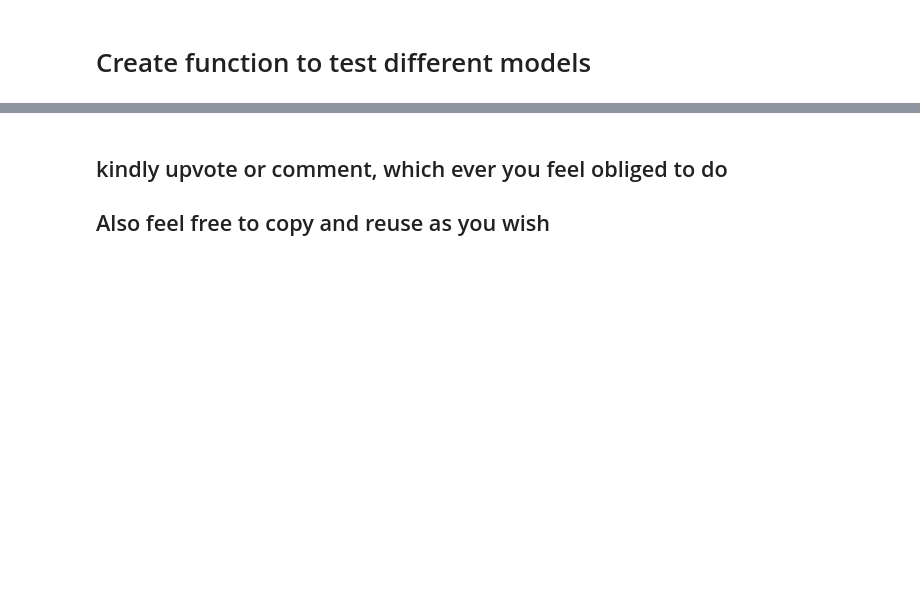
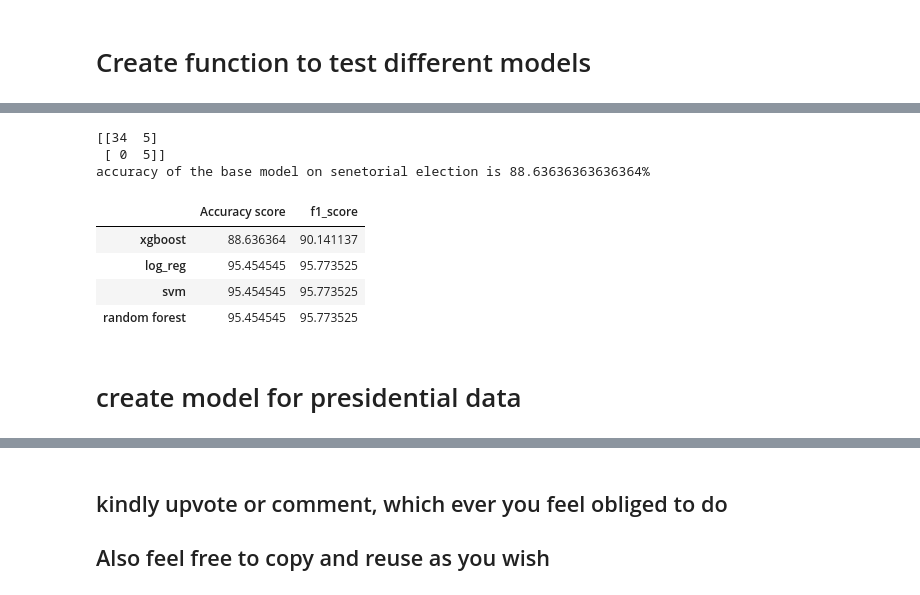
Before and after one commit to josephdickson11/campaign-finance-election-relationship, a Jupyter notebook: campaign-election-notebook.ipynb, the cells around one changed output, grey strips where cells are left out. Cells and saved outputs as stored; diff of their text form; code cells hidden in the pictures; blank space fills up the shorter version.

```diff
--- a/campaign-election-notebook.ipynb
+++ b/campaign-election-notebook.ipynb
@@ -929,0 +931,17 @@ test_model_(candidate_models, X_train_S, y_train_S, X_val_S, y_val_S)
+# %%
+# determine categorical and numerical features
+
+numerical_ix = X.select_dtypes(include=['int64', 'float64']).columns
+categorical_ix = X.select_dtypes(include=['object', 'bool']).columns
+
+# define the data preparation for the columns
+t = [('cat', OneHotEncoder(), categorical_ix), ('num', MinMaxScaler(), numerical_ix)]
+col_transform = ColumnTransformer(transformers=t)
+# %%
+# define base the model
+
+model = XGBClassifier()
+# define the data preparation and modeling pipeline
+pipeline = Pipeline(steps=[('prep',col_transform), ('m', model) ])
+# %%
+pipeline.fit(X_train, y_train)
@@ -929,0 +969,18 @@ test_model_(candidate_models, X_train_S, y_train_S, X_val_S, y_val_S)
+# %%
+print(confusion_matrix(y_true=y_val, y_pred=y_pred))
+print(f'accuracy of the base model on senetorial election is {accuracy_score(y_val, y_pred) * 100}%')
+# %% [output]
+[[34  5]
+ [ 0  5]]
+accuracy of the base model on senetorial election is 88.63636363636364%
+# %%
+#cal test_model_function
+test_model_(candidate_models, X_train, y_train, X_val, y_val)
+# %% [output]
+|  | Accuracy score | f1_score |
+| xgboost | 88.636364 | 90.141137 |
+| log_reg | 95.454545 | 95.773525 |
+| svm | 95.454545 | 95.773525 |
+| random forest | 95.454545 | 95.773525 |
+# %% [markdown]
+# create model for presidential data
```
Also changed, not shown: parts of 26 cells of this notebook.
